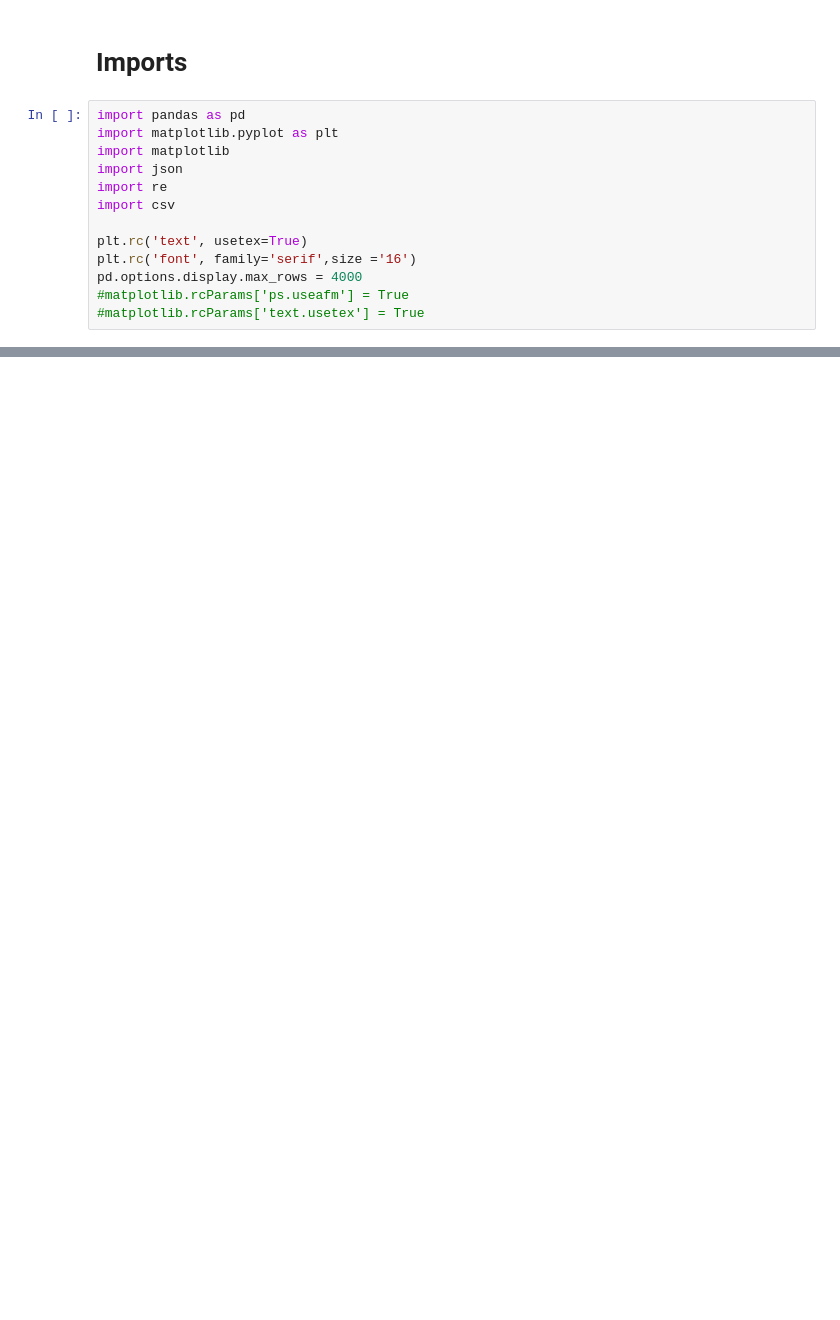
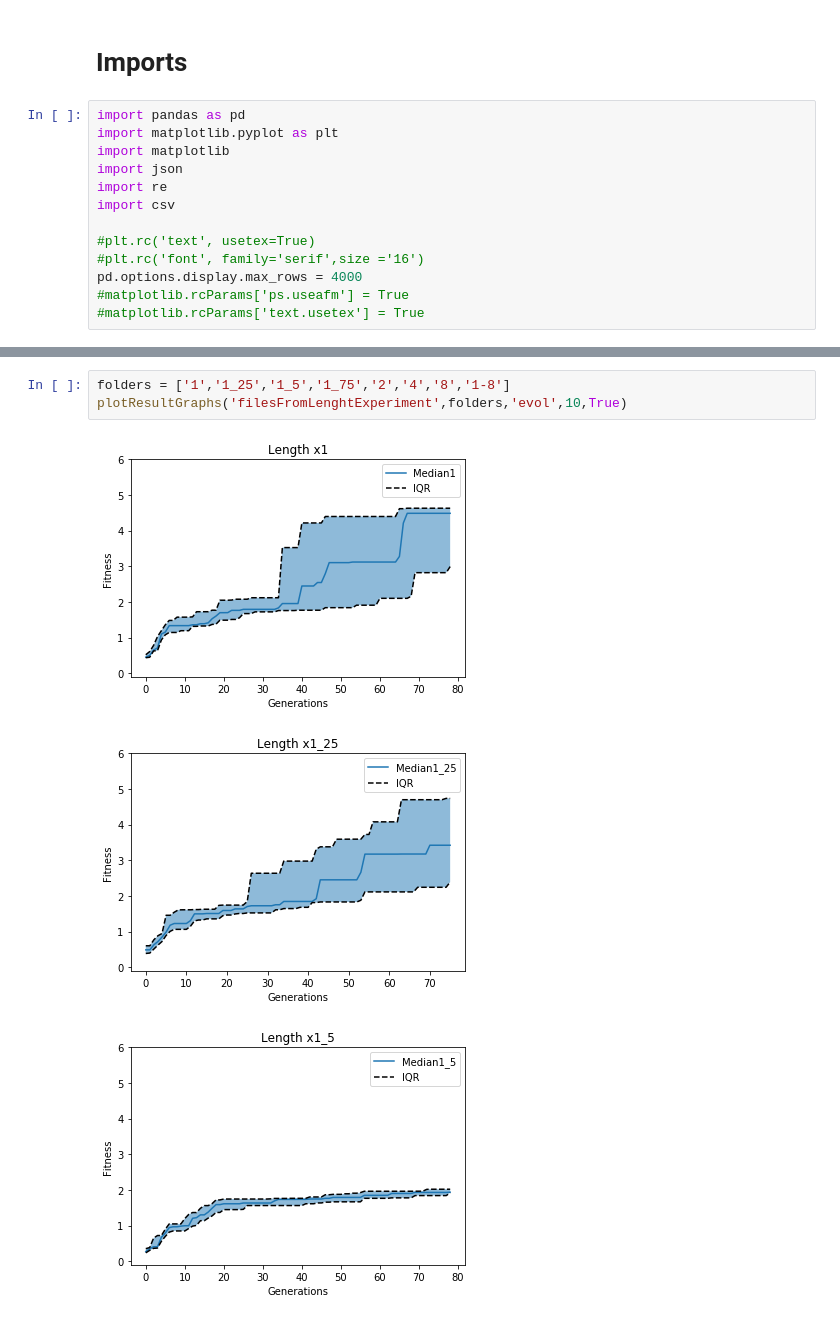
Before and after one commit to rmorenoga/paperGraphs, a Jupyter notebook: Graphs.ipynb, the cells around one changed output, grey strips where cells are left out. Drawn from its saved outputs; the diff is of its cells as text; blank space fills up the shorter version.

Commit message:
Created graphs for new experiments, organized code
Organized code in functions

```diff
--- a/Graphs.ipynb
+++ b/Graphs.ipynb
@@ -8,8 +8,8 @@ import json
 import re
 import csv
 
-plt.rc('text', usetex=True)
-plt.rc('font', family='serif',size ='16')
+#plt.rc('text', usetex=True)
+#plt.rc('font', family='serif',size ='16')
 pd.options.display.max_rows = 4000
 #matplotlib.rcParams['ps.useafm'] = True
 #matplotlib.rcParams['text.usetex'] = True
@@ -189,0 +116,7 @@ for k in range(0,len(folders)):
+# %%
+folders = ['1','1_25','1_5','1_75','2','4','8','1-8']
+plotResultGraphs('filesFromLenghtExperiment',folders,'evol',10,True)
+# %% [output]
+[figure, added]
+[figure, added]
+[figure, added]
```
Also changed, not shown: parts of 21 cells of this notebook, 1 other file.
